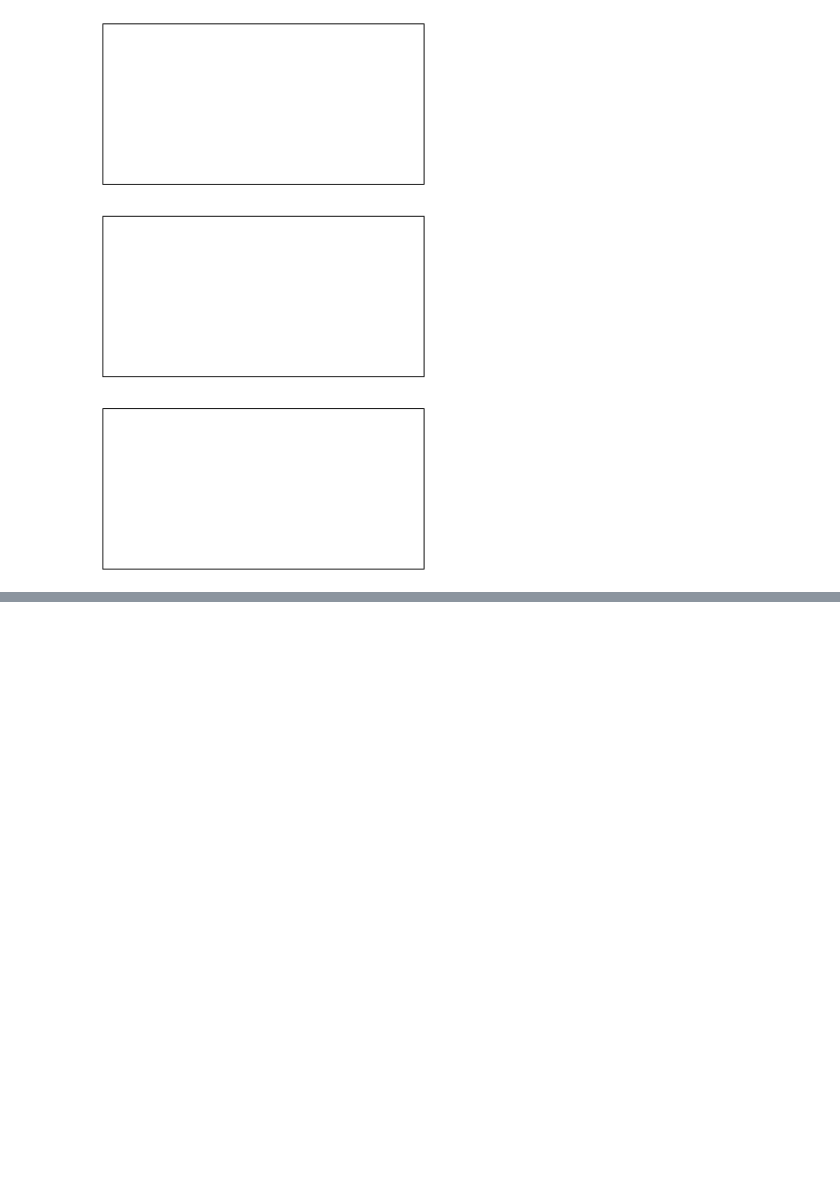
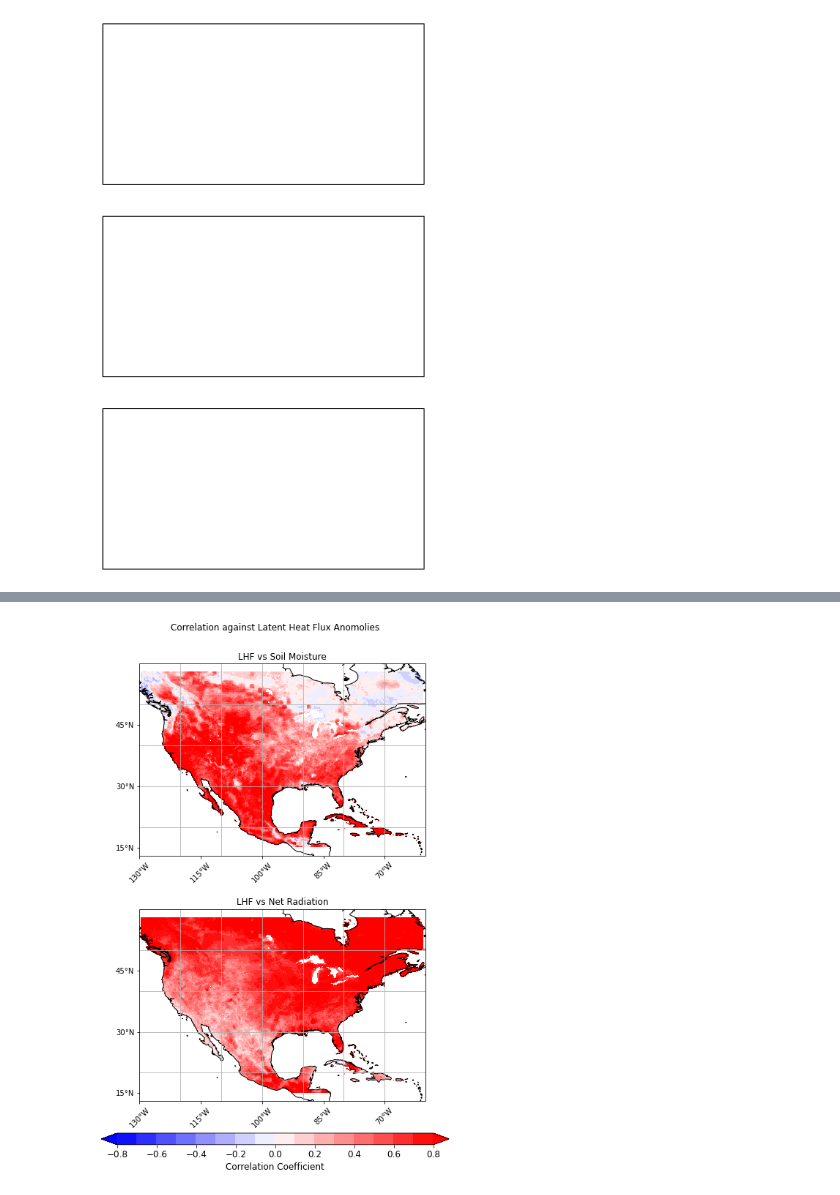
Before and after one commit to BDavis39/CLIM680, a Jupyter notebook: CLIM680_Assignments.ipynb, the cells around one changed output, grey strips where cells are left out. Cells and saved outputs as stored; diff of their text form; code cells hidden in the pictures; blank space fills up the shorter version.

```diff
--- a/CLIM680_Assignments.ipynb
+++ b/CLIM680_Assignments.ipynb
@@ -828,0 +840,16 @@ plt.savefig('Figs/LHF_Composite.png')
+# %%
+# Create anomalies for the Latent Heat Flux profile
+SM_climo=(ds3['sm_profile'].groupby('time.month').mean(dim='time')).load()
+SM_anoms=(ds3['sm_profile'].groupby('time.month')-SM_climo).load()
+#SM_anoms = (SM_anoms.assign_coords(lon=(ds3['cell_lon']), lat=(ds3['cell_lat']))).load()
+#SM_anoms
+# %%
+# Create anomalies for the Latent Heat Flux profile
+NR_climo=(Rad_da.groupby('time.month').mean(dim='time')).load()
+NR_anoms=(Rad_da.groupby('time.month')-NR_climo).load()
+#NR_anoms = (SM_anoms.assign_coords(lon=(ds3['cell_lon']), lat=(ds3['cell_lat']))).load()
+#SM_anoms
+# %%
+r_ETvSM=xr.corr(ET_anoms,SM_anoms,dim='time')
+r_ETvNR=xr.corr(ET_anoms,NR_anoms,dim='time')
+r_array = [r_ETvSM, r_ETvNR]
@@ -828,0 +926,77 @@ plt.savefig('Figs/LHF_Composite.png')
+# %%
+labels=['LHF vs Soil Moisture','LHF vs Net Radiation']
+clevs=np.arange(-.8,.9,0.1)
+
+fig, axs = plt.subplots(nrows=2,ncols=1,
+                        subplot_kw={'projection': ccrs.PlateCarree()},
+                        figsize=(11,11))
+
+# axs is a 2 dimensional array of `GeoAxes`.
+# We will flatten it into a 1-D array
+axs=axs.flatten()
+
+#Loop over all of the seasons and plot
+for i,clim in enumerate(r_array):
+
+        # Select the season
+        data=r_array[i]
+
+
+        # Contour plot
+        cs=axs[i].contourf(ds3['cell_lon'][1,1,:],ds3['cell_lat'][1,:,1],data,
+                          clevs, transform = ccrs.PlateCarree(),
+                          cmap='bwr',extend='both')
+
+        # Set extent
+        axs[i].set_extent([-130, -60, 13, 60], crs=ccrs.PlateCarree())
+
+        # Title each subplot with the name of the season
+        axs[i].set_title(labels[i])
+
+        # Longitude labels
+        axs[i].set_xticks(np.arange(-130,-60,15), crs=ccrs.PlateCarree())
+        lon_formatter = cticker.LongitudeFormatter()
+        axs[i].xaxis.set_major_formatter(lon_formatter)
+        axs[i].tick_params(axis='x', labelrotation = 45)
+
+        # Latitude labels
+        axs[i].set_yticks(np.arange(15,59,15), crs=ccrs.PlateCarree())
+        lat_formatter = cticker.LatitudeFormatter()
+        axs[i].yaxis.set_major_formatter(lat_formatter)
+
+        # Add coastlines
+        axs[i].coastlines()
+
+        # Add gridlines
+        axs[i].gridlines()
+
+# Adjust the location of the subplots
+# on the page to make room for the colorbar
+fig.subplots_adjust(wspace=0,
+                    hspace=0.28)
+
+# Add a colorbar axis at the bottom of the graph
+cbar_ax = fig.add_axes([0.2, 0.05, 0.6, 0.02])
+
+# Draw the colorbar
+cbar=fig.colorbar(cs, cax=cbar_ax,orientation='horizontal')
+cbar.set_label(label='Correlation Coefficient', size='large')
+cbar.ax.tick_params(labelsize='large')
+
+# Add title
+# Add a big title at the top
+plt.suptitle('Correlation against Latent Heat Flux Anomolies', y=.95, size='large')
+#plt.title('Correlation between Nino3.4 and Precipitation Anomalies')
+
+#
+#data,lon=add_cyclic_point(data,coord=ds_anoms['lon'])
+#mask_data,lons=add_cyclic_point(mask_sig,coord=ds_anoms['lon'])
+
+# Make a filled contour plot
+#cs=ax.contourf(lon,ds_anoms['lat'],
+#            data,clevs,
+#            transform=ccrs.PlateCarree(),
+#            cmap='bwr',extend='both')
+plt.savefig('Figs/LHF_Corr.png')
+# %% [output]
+[figure, added]
```
Also changed, not shown: parts of 18 cells of this notebook, 3 other files.
